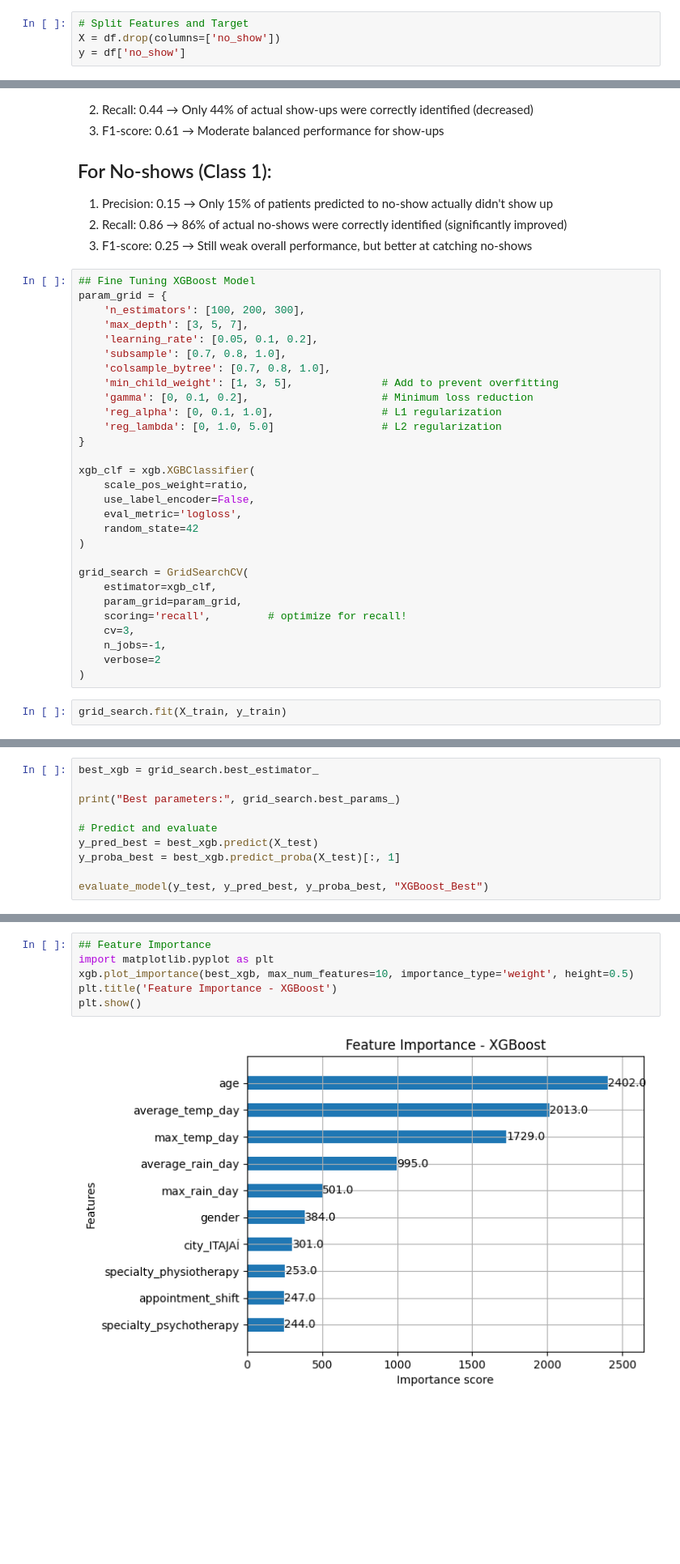
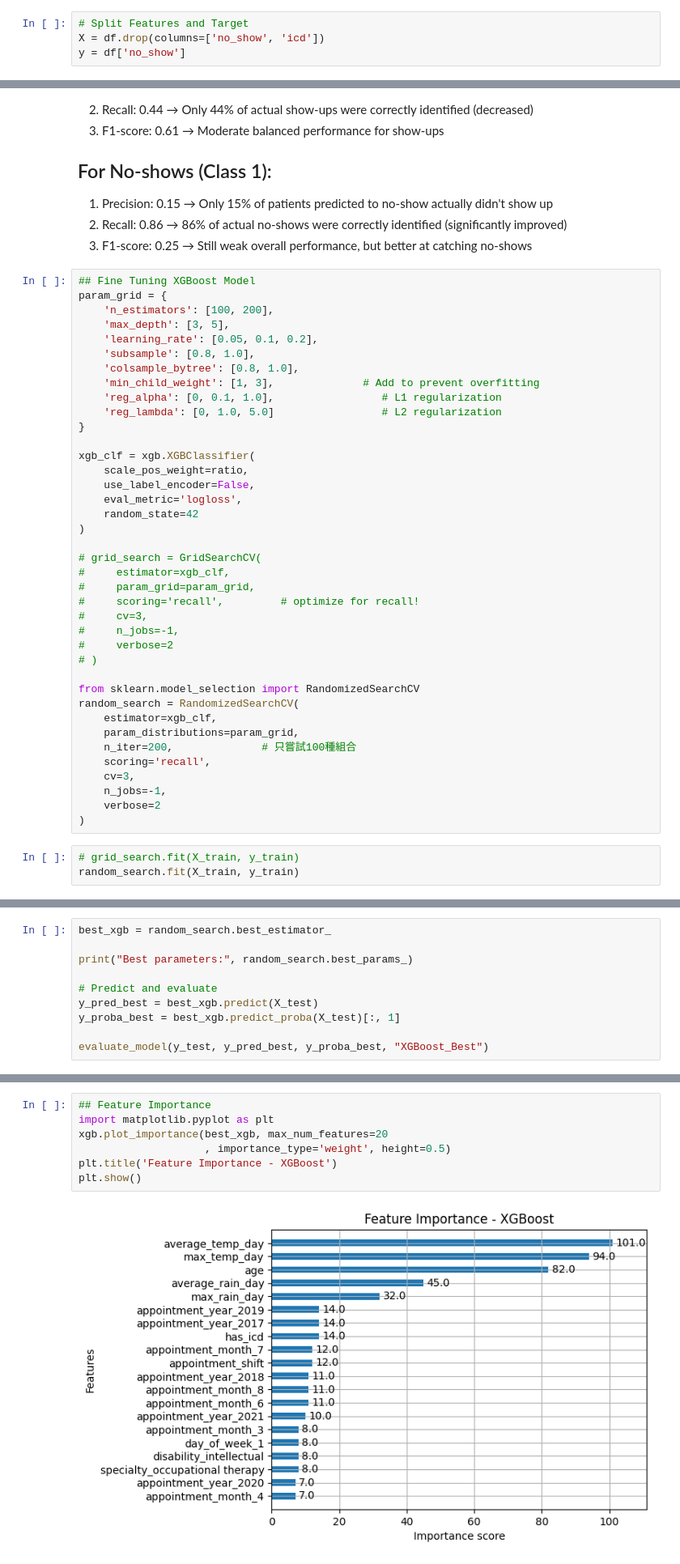
Before and after one commit to ianwu0915/No-show-ML-E2E_Project, a Jupyter notebook: notebooks/03_model_development.ipynb, the cells around one changed output, grey strips where cells are left out. Shown at 81% size. Saved outputs shown, nothing was run; the diff lists cells and outputs as text; blank space fills up the shorter version.

Commit message:
experiment with different parameters: age_group and icd is not helping

```diff
--- a/notebooks/03_model_development.ipynb
+++ b/notebooks/03_model_development.ipynb
@@ -22,6 +42,6 @@ Length: 74, dtype: int64
 # %%
 # Split Features and Target
-X = df.drop(columns=['no_show'])
+X = df.drop(columns=['no_show', 'icd'])
 y = df['no_show']
 # %%
 # Train-Test Split
@@ -410,13 +430,12 @@ weighted avg       0.88      0.48      0.57      9327
 # %%
 ## Fine Tuning XGBoost Model
 param_grid = {
-    'n_estimators': [100, 200, 300],
-    'max_depth': [3, 5, 7],
+    'n_estimators': [100, 200],
+    'max_depth': [3, 5],
     'learning_rate': [0.05, 0.1, 0.2],
-    'subsample': [0.7, 0.8, 1.0],
-    'colsample_bytree': [0.7, 0.8, 1.0],
-    'min_child_weight': [1, 3, 5],              # Add to prevent overfitting
-    'gamma': [0, 0.1, 0.2],                     # Minimum loss reduction
+    'subsample': [0.8, 1.0],
+    'colsample_bytree': [0.8, 1.0],
+    'min_child_weight': [1, 3],              # Add to prevent overfitting
     'reg_alpha': [0, 0.1, 1.0],                 # L1 regularization
     'reg_lambda': [0, 1.0, 5.0]                 # L2 regularization
 }
@@ -428,13 +447,25 @@ xgb_clf = xgb.XGBClassifier(
     random_state=42
 )
 
-grid_search = GridSearchCV(
+# grid_search = GridSearchCV(
+#     estimator=xgb_clf,
+#     param_grid=param_grid,
+#     scoring='recall',         # optimize for recall!
+#     cv=3,
+#     n_jobs=-1,
+#     verbose=2
+# )
+
+from sklearn.model_selection import RandomizedSearchCV
+random_search = RandomizedSearchCV(
     estimator=xgb_clf,
-    param_grid=param_grid,
-    scoring='recall',         # optimize for recall!
+    param_distributions=param_grid,
+    n_iter=200,              # 只嘗試100種組合
+    scoring='recall',
     cv=3,
     n_jobs=-1,
     verbose=2
 )
 # %%
-grid_search.fit(X_train, y_train)
+# grid_search.fit(X_train, y_train)
+random_search.fit(X_train, y_train)
@@ -443,7 +472,7 @@ Fitting 3 folds for each of 19683 candidates, totalling 59049 fits
 # %%
-best_xgb = grid_search.best_estimator_
+best_xgb = random_search.best_estimator_
 
-print("Best parameters:", grid_search.best_params_)
+print("Best parameters:", random_search.best_params_)
 
 # Predict and evaluate
 y_pred_best = best_xgb.predict(X_test)
@@ -485,8 +514,9 @@ weighted avg       0.88      0.66      0.73      9327
 # %%
 ## Feature Importance
 import matplotlib.pyplot as plt
-xgb.plot_importance(best_xgb, max_num_features=10, importance_type='weight', height=0.5)
+xgb.plot_importance(best_xgb, max_num_features=20
+                    , importance_type='weight', height=0.5)
 plt.title('Feature Importance - XGBoost')
 plt.show()
 # %% [output]
-[figure, old version]
+[figure, new version]
```
Also changed, not shown: parts of 22 cells of this notebook, 4 other files.
